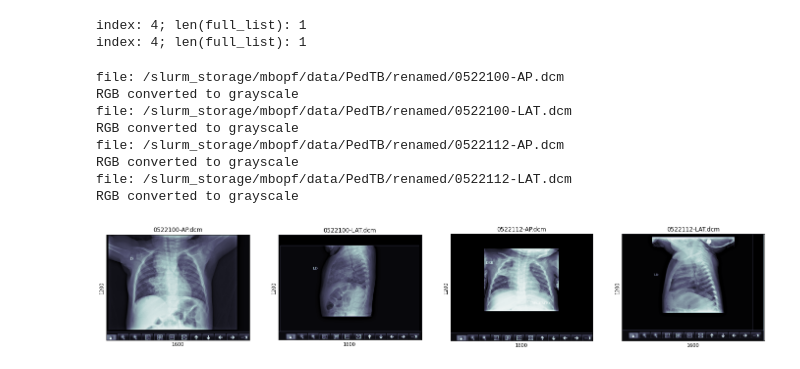
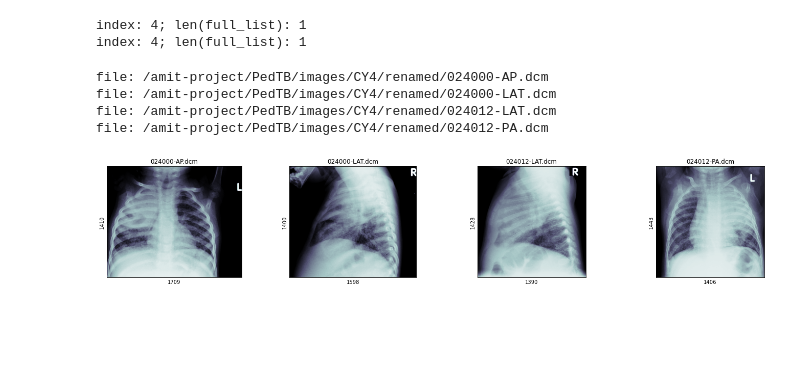
Before and after one commit to mbopf/imaging_utils, a Jupyter notebook: remove_borders.ipynb, the cells around one changed output. Cells and saved outputs as stored; diff of their text form; code cells hidden in the pictures; blank space fills up the shorter version.

```diff
--- a/remove_borders.ipynb
+++ b/remove_borders.ipynb
@@ -175,30 +160,29 @@ def display_cropped_batch(filelist: list, grid_shape: tuple):
         img = crop_image(img)
         ax.set_title(basename)
         ax.tick_params(bottom=False, left=False, labelbottom=False, labelleft=False)
-        ax.set_xlabel(im_shape[1])
-        ax.set_ylabel(im_shape[0])
+        #ax.set_xlabel(im_shape[1])
+        #ax.set_ylabel(im_shape[0])
+        ax.set_xlabel(img.shape[1])
+        ax.set_ylabel(img.shape[0])
         ax.imshow(img, cmap=plt.cm.bone)
     plt.show()
 # %%
 index = 0
-path='/slurm_storage/mbopf/data/PedTB/renamed'
+#path='/slurm_storage/mbopf/data/PedTB/renamed'
+path='/amit-project/PedTB/images/CY4/renamed'
 #path='/slurm_storage/mbopf/projects/mwb/imaging_utils'
-#glob_str='*.dcm'
+glob_str='*.dcm'
 #glob_str='11*.dcm'
-glob_str='05*.dcm'
+#glob_str='05*.dcm'
 #path, glob_str = get_inputs()
 grid_shape = (1,4)
 grid_size = grid_shape[0] * grid_shape[1]
 full_list = get_file_list(path, glob_str, filter_images=False)
 #filelist = get_file_list(path) # Defaults of all files and image types
 display_cropped_batch(full_list[index:index+grid_size], grid_shape)
 # %% [output]
-file: /slurm_storage/mbopf/data/PedTB/renamed/0522100-AP.dcm
-RGB converted to grayscale
-file: /slurm_storage/mbopf/data/PedTB/renamed/0522100-LAT.dcm
-RGB converted to grayscale
-file: /slurm_storage/mbopf/data/PedTB/renamed/0522112-AP.dcm
-RGB converted to grayscale
-file: /slurm_storage/mbopf/data/PedTB/renamed/0522112-LAT.dcm
-RGB converted to grayscale
+file: /amit-project/PedTB/images/CY4/renamed/024000-AP.dcm
+file: /amit-project/PedTB/images/CY4/renamed/024000-LAT.dcm
+file: /amit-project/PedTB/images/CY4/renamed/024012-LAT.dcm
+file: /amit-project/PedTB/images/CY4/renamed/024012-PA.dcm
-[figure, old version]
+[figure, new version]
```
Also changed, not shown: parts of 3 cells of this notebook, 4 other files.
